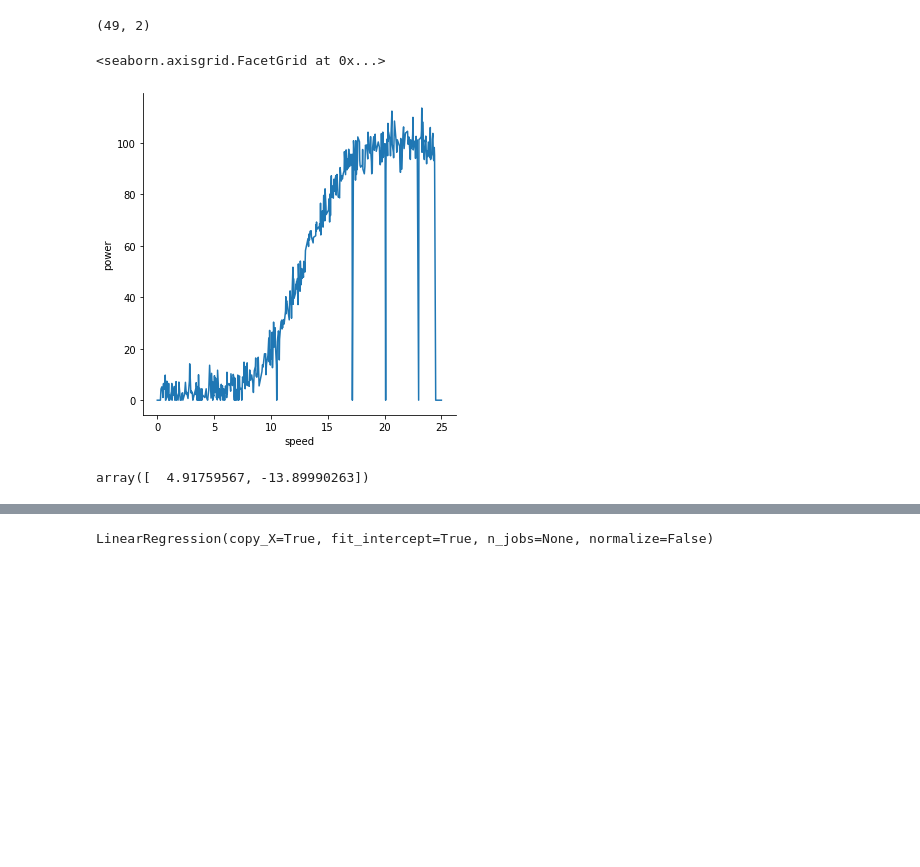
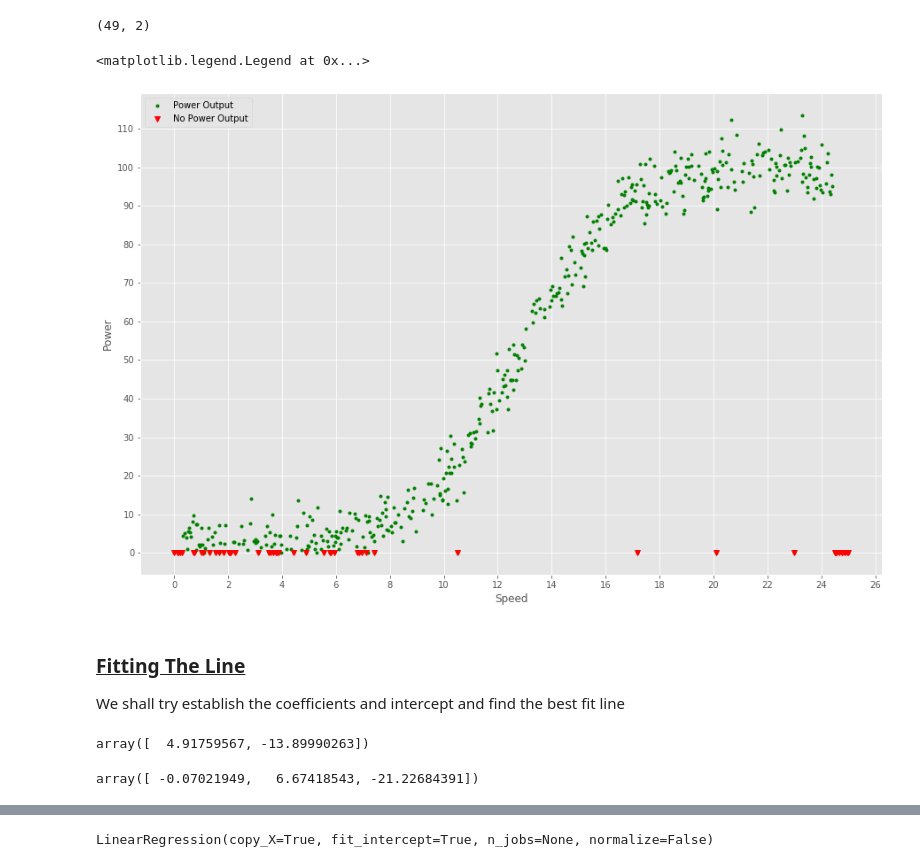
Before and after one commit to shaner1/FunDA_Project_2020, a Jupyter notebook: FunDA_Project_2020.ipynb, the cells around one changed output, grey strips where cells are left out. Cells and saved outputs as stored; diff of their text form; code cells hidden in the pictures; blank space fills up the shorter version.

Commit message:
Fitted line, performed linear regression and evaluated the predictions with R score. Also, attempted a neural network and polymonial regression

```diff
--- a/FunDA_Project_2020.ipynb
+++ b/FunDA_Project_2020.ipynb
@@ -29,6 +47,11 @@ import matplotlib.pyplot as plt
 import pandas as pd
 import seaborn as sns
 
+# Plots will print to interface
 %matplotlib inline
+# Set the plot size
 plt.rcParams['figure.figsize'] = (15, 10)
+
+# Set the style of plotting matplotlib will use
+plt.style.use('ggplot')
 # %%
@@ -145,12 +205,28 @@ noPowerProduction.head()
 noPowerProduction.shape
 # %% [output]
 (49, 2)
-# %%
-# [] https://seaborn.pydata.org/tutorial/relational.html
-sns.relplot(x="speed", y="power", kind="line", data=df)
-# %% [output]
-<seaborn.axisgrid.FacetGrid at 0x...>
-[figure, removed]
+# %%
+noSpeed = noPowerProduction['speed']
+noPower = noPowerProduction['power']
 # %%
 speed = df['speed']
 power = df['power']
+# %%
+# https://stackoverflow.com/questions/50120633/plotting-line-graph-with-highlighted-data-points/50120670
+# https://www.kite.com/python/answers/how-to-change-the-frequency-of-ticks-in-a-matplotlib-figure-in-python
+# https://realpython.com/ggplot-python/
+# https://matplotlib.org/3.1.1/gallery/style_sheets/ggplot.html
+plt.plot(speed, power, 'g.', label = 'Power Output')
+plt.plot(noSpeed, noPower, 'rv', label = 'No Power Output')
+plt.xlabel('Speed')
+plt.ylabel('Power')
+plt.xticks(np.arange(0,28,2))
+plt.yticks(np.arange(0,120,10))
+plt.legend()
+# %% [output]
+<matplotlib.legend.Legend at 0x...>
+[figure, added]
+# %% [markdown]
+### <u>Fitting The Line<u>
+
+ We shall try establish the coefficients and intercept and find the best fit line
@@ -159,3 +238,7 @@ np.polyfit(speed, power,1)
 # %% [output]
 array([  4.91759567, -13.89990263])
+# %%
+np.polyfit(X, y,2)
+# %% [output]
+array([ -0.07021949,   6.67418543, -21.22684391])
 # %%
```
Also changed, not shown: parts of 68 cells of this notebook.
